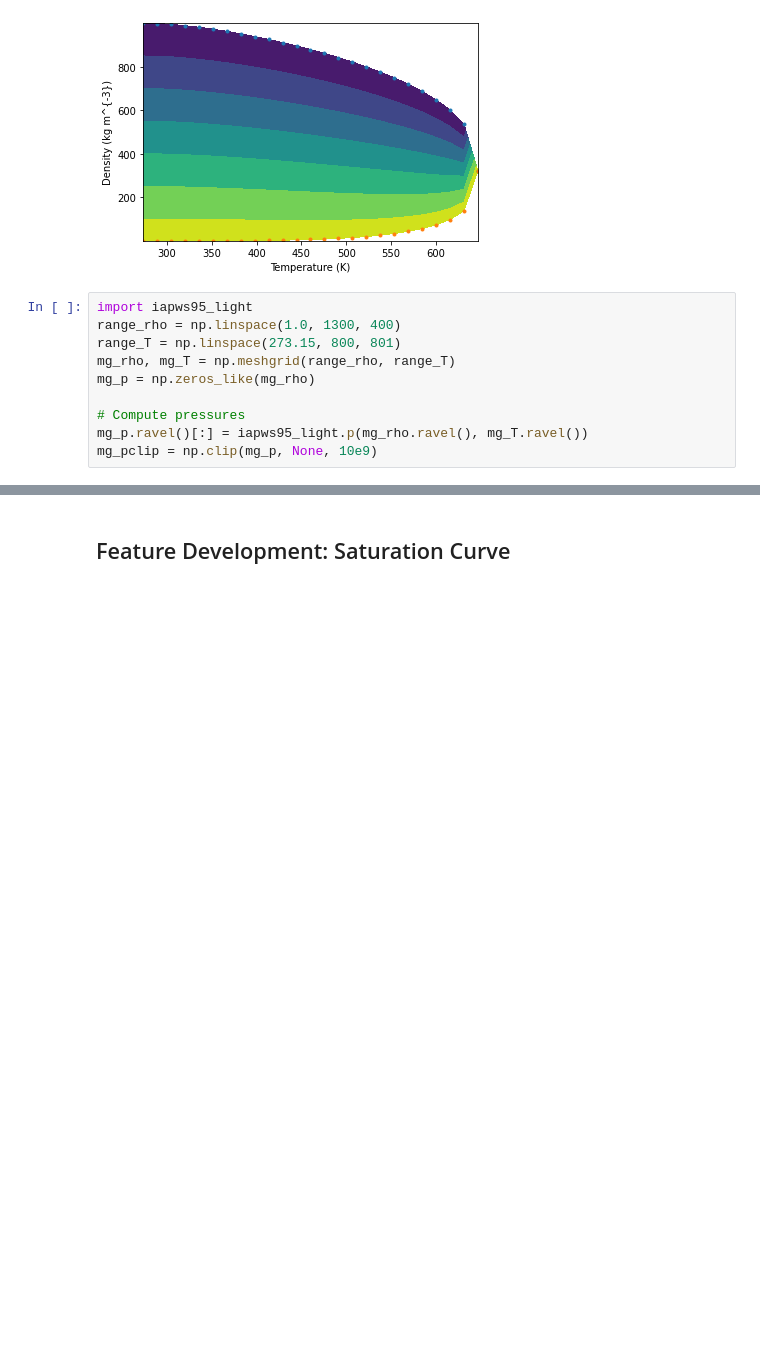
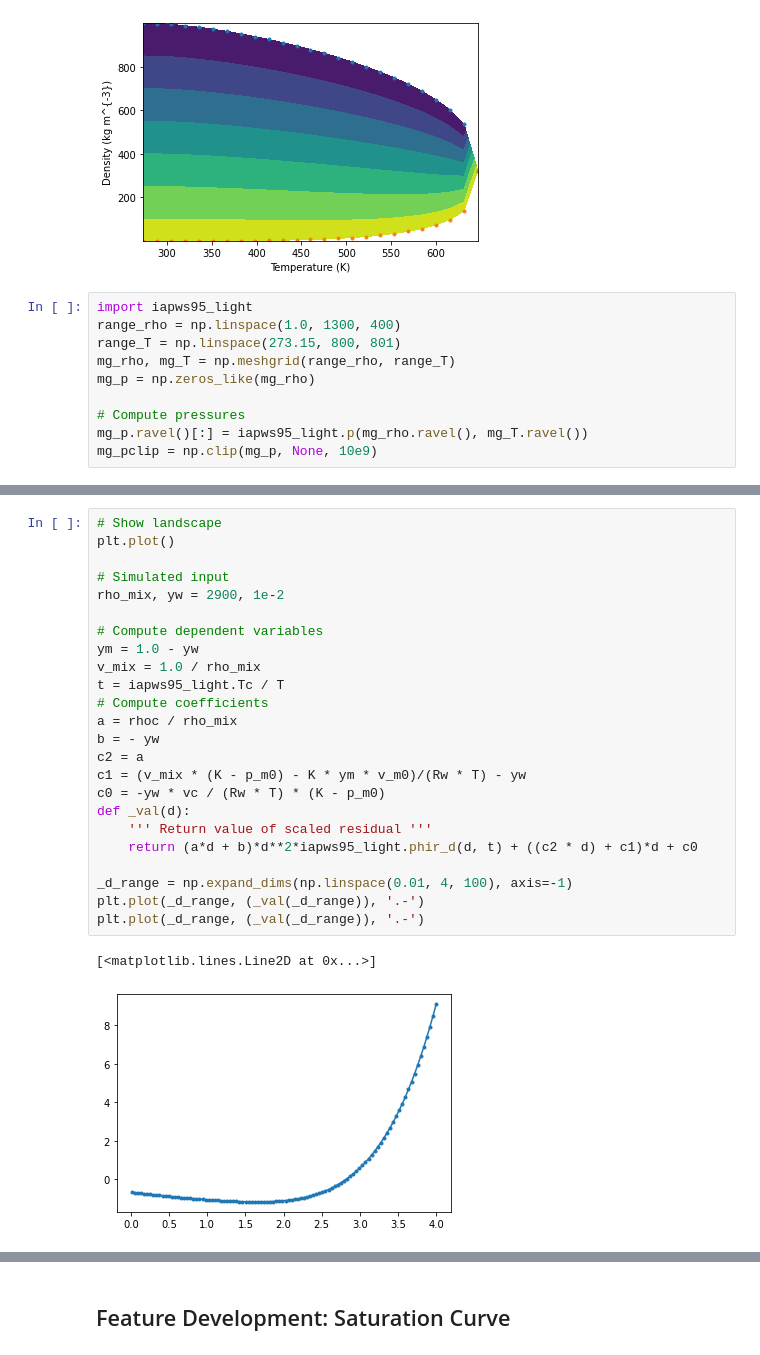
Before and after one commit to fredriclam/iapws95_light, a Jupyter notebook: water_tester.ipynb, the cells around one changed output, grey strips where cells are left out. Saved outputs shown, nothing was run; the diff lists cells and outputs as text; blank space fills up the shorter version.

```diff
--- a/water_tester.ipynb
+++ b/water_tester.ipynb
@@ -149,0 +342,27 @@ Text(0, 0.5, 'Density (kg/m^3)')
+# %%
+# Show landscape
+plt.plot()
+
+# Simulated input
+rho_mix, yw = 2900, 1e-2
+
+# Compute dependent variables
+ym = 1.0 - yw
+v_mix = 1.0 / rho_mix
+t = iapws95_light.Tc / T
+# Compute coefficients
+a = rhoc / rho_mix
+b = - yw
+c2 = a
+c1 = (v_mix * (K - p_m0) - K * ym * v_m0)/(Rw * T) - yw
+c0 = -yw * vc / (Rw * T) * (K - p_m0)
+def _val(d):
+    ''' Return value of scaled residual '''
+    return (a*d + b)*d**2*iapws95_light.phir_d(d, t) + ((c2 * d) + c1)*d + c0
+
+_d_range = np.expand_dims(np.linspace(0.01, 4, 100), axis=-1)
+plt.plot(_d_range, (_val(_d_range)), '.-')
+plt.plot(_d_range, (_val(_d_range)), '.-')
+# %% [output]
+[<matplotlib.lines.Line2D at 0x...>]
+[figure, added]
```
Also changed, not shown: parts of 14 cells of this notebook, 1 other file.
